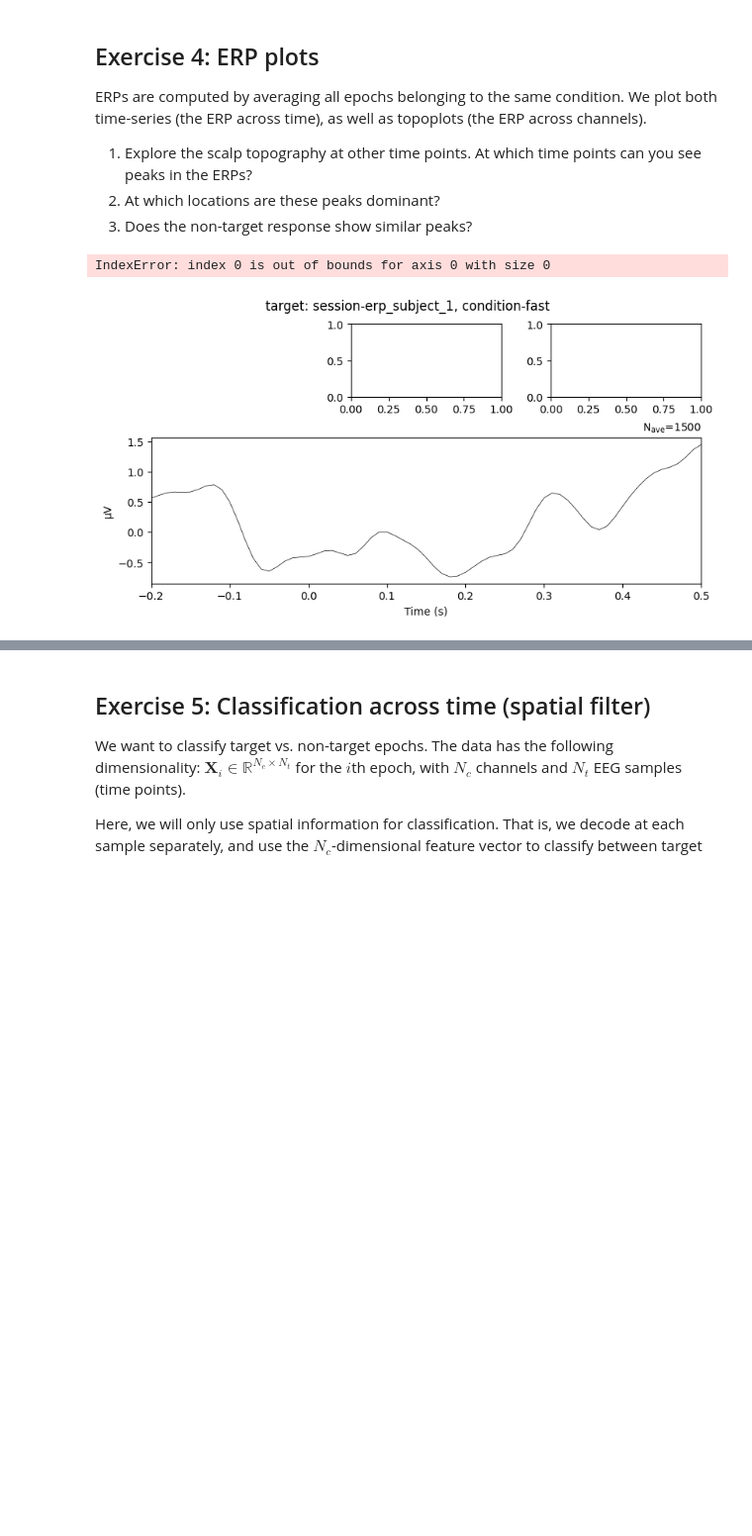
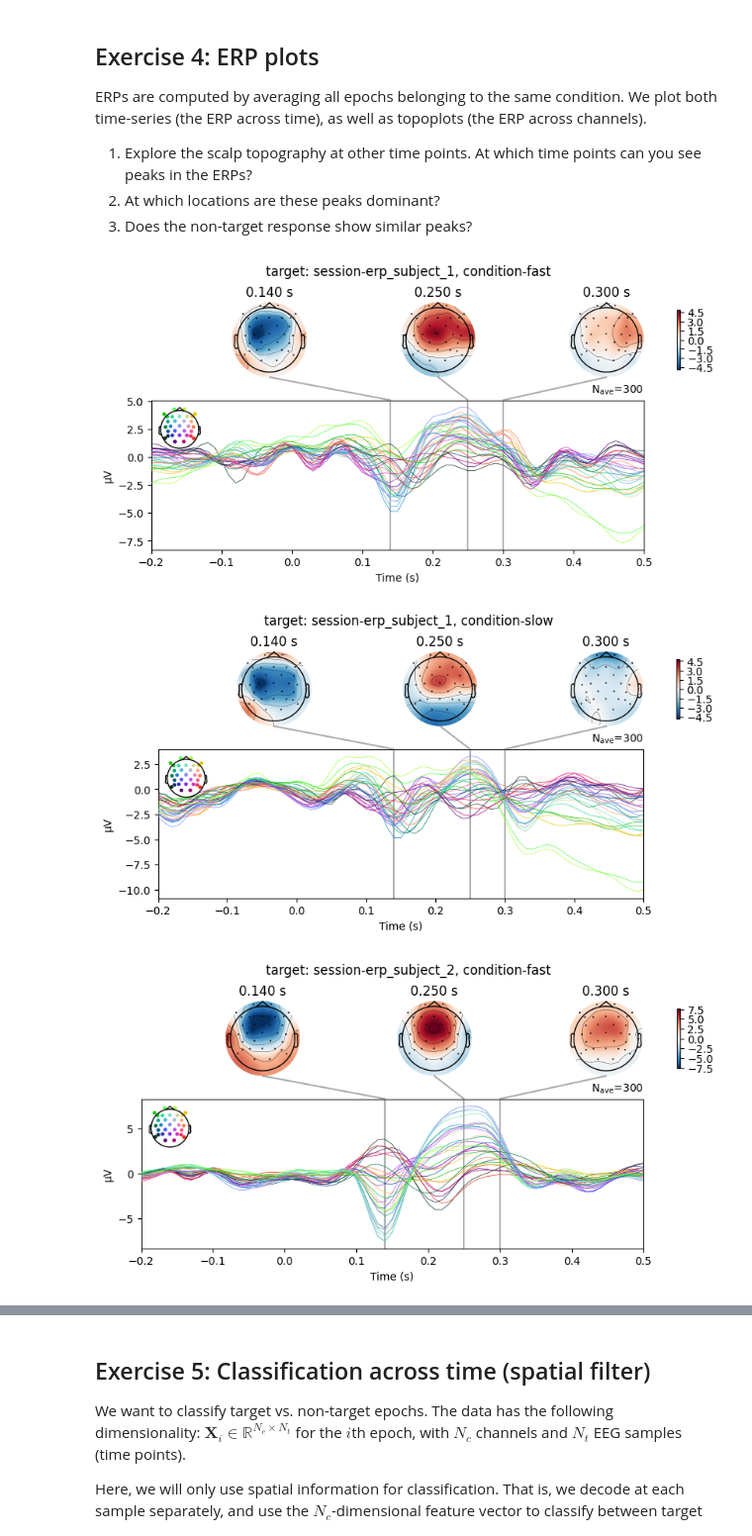
Before and after one commit to RobertvdLeeuw/nix-radboud, a Jupyter notebook: subjects/BCI/assignment_06_erp_analysis.ipynb, the cells around one changed output, grey strips where cells are left out. Shown at 99% size. Saved outputs shown, nothing was run; the diff lists cells and outputs as text; code cells hidden in the pictures; blank space fills up the shorter version.

```diff
--- a/subjects/BCI/assignment_06_erp_analysis.ipynb
+++ b/subjects/BCI/assignment_06_erp_analysis.ipynb
@@ -166,17 +181,18 @@ ERPs are computed by averaging all epochs belonging to the same condition. We pl
 3. At which locations are these peaks dominant?
 4. Does the non-target response show similar peaks?
 # %%
-scalp_times = (0.1, 0.2, 0.3)
+scalp_times = (0.14, 0.25, 0.3)
 
 for session in session_list:
     for condition in condition_list:
         epo = epo_data[session][condition]
 
         # Compute ERP
-        t_evoked = epo['Non-target'].average()
+        t_evoked = epo['Target'].average()
 
         # Plot ERP
         t_evoked.plot_joint(title=f'target: session-{session}, condition-{condition}', times=scalp_times)
 # %% [output]
-IndexError: index 0 is out of bounds for axis 0 with size 0
-[figure, old version]
+[figure, new version]
+[figure, added]
+[figure, added]
```
Also changed, not shown: parts of 19 cells of this notebook, 14 other files.
